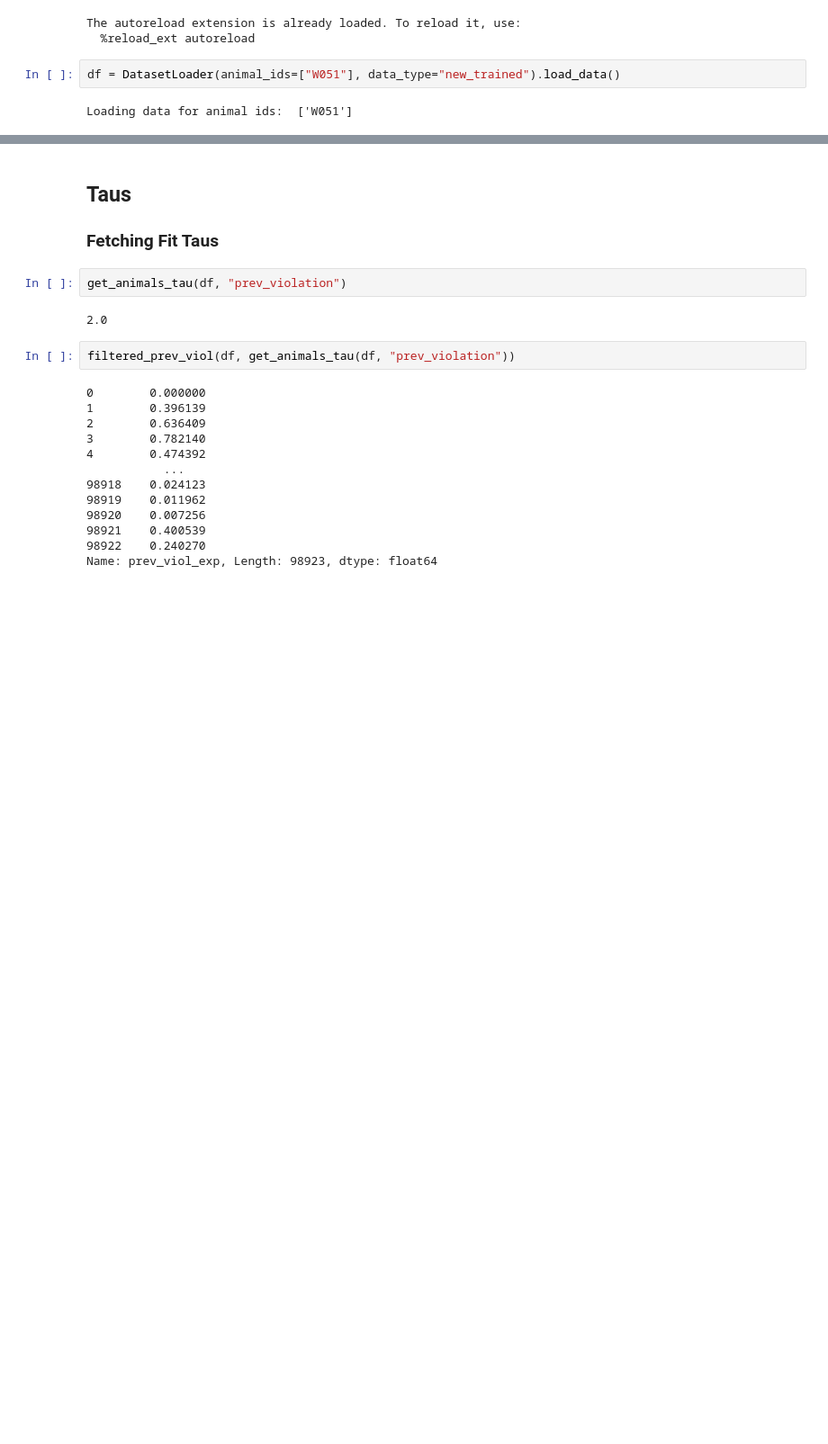
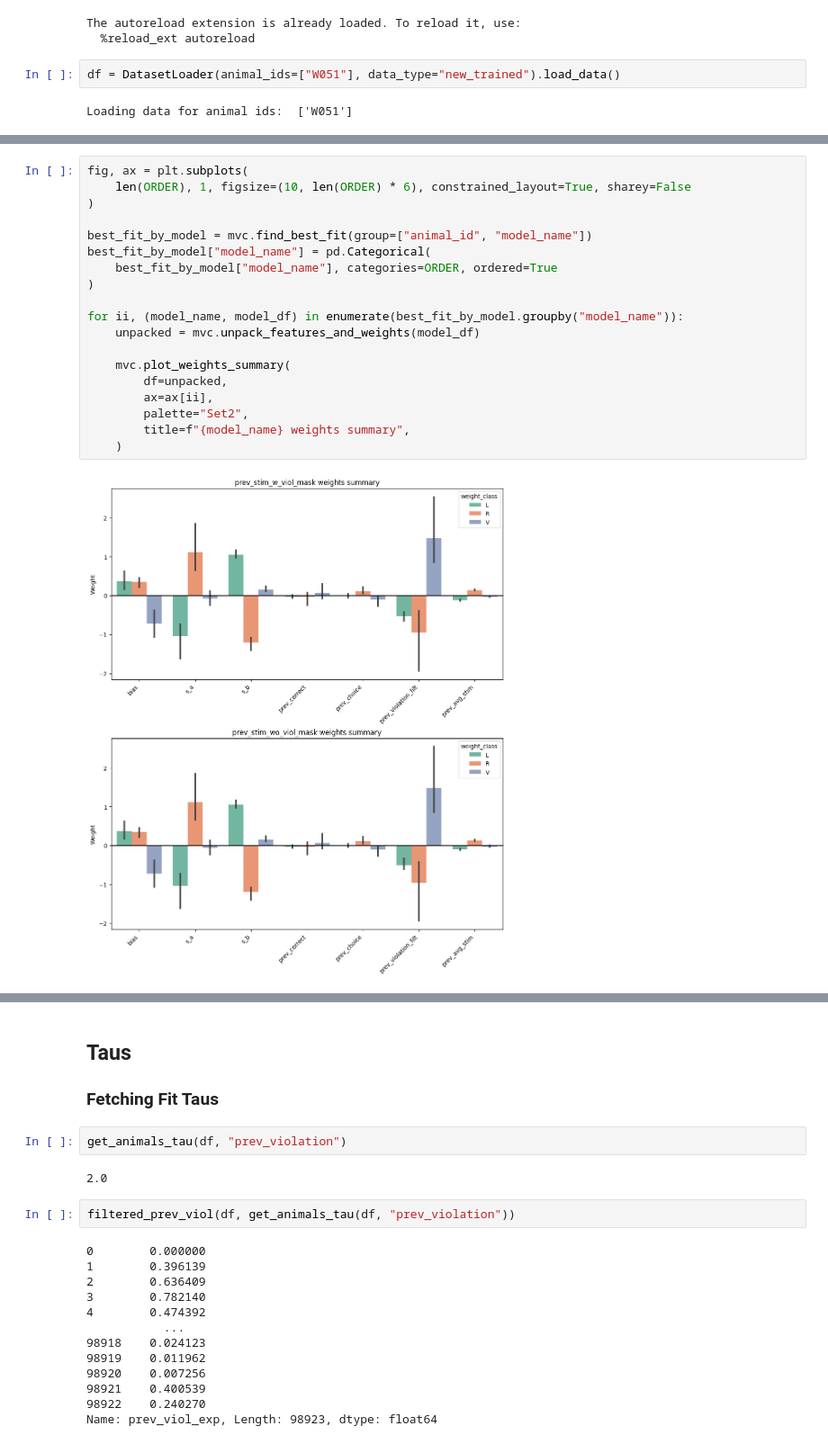
Before and after one commit to jess-breda/violations-multinomial, a Jupyter notebook: notebooks/2024_02_26_dev_new_dmg.ipynb, the cells around one changed output, grey strips where cells are left out. Shown at 90% size. Saved outputs shown, nothing was run; the diff lists cells and outputs as text; blank space fills up the shorter version.

```diff
--- a/notebooks/2024_02_26_dev_new_dmg.ipynb
+++ b/notebooks/2024_02_26_dev_new_dmg.ipynb
@@ -30,0 +122,21 @@ Loading data for animal ids:  ['W051']
+# %%
+fig, ax = plt.subplots(
+    len(ORDER), 1, figsize=(10, len(ORDER) * 6), constrained_layout=True, sharey=False
+)
+
+best_fit_by_model = mvc.find_best_fit(group=["animal_id", "model_name"])
+best_fit_by_model["model_name"] = pd.Categorical(
+    best_fit_by_model["model_name"], categories=ORDER, ordered=True
+)
+
+for ii, (model_name, model_df) in enumerate(best_fit_by_model.groupby("model_name")):
+    unpacked = mvc.unpack_features_and_weights(model_df)
+
+    mvc.plot_weights_summary(
+        df=unpacked,
+        ax=ax[ii],
+        palette="Set2",
+        title=f"{model_name} weights summary",
+    )
+# %% [output]
+[figure, added]
```
Also changed, not shown: parts of 17 cells of this notebook, 2 other files.
